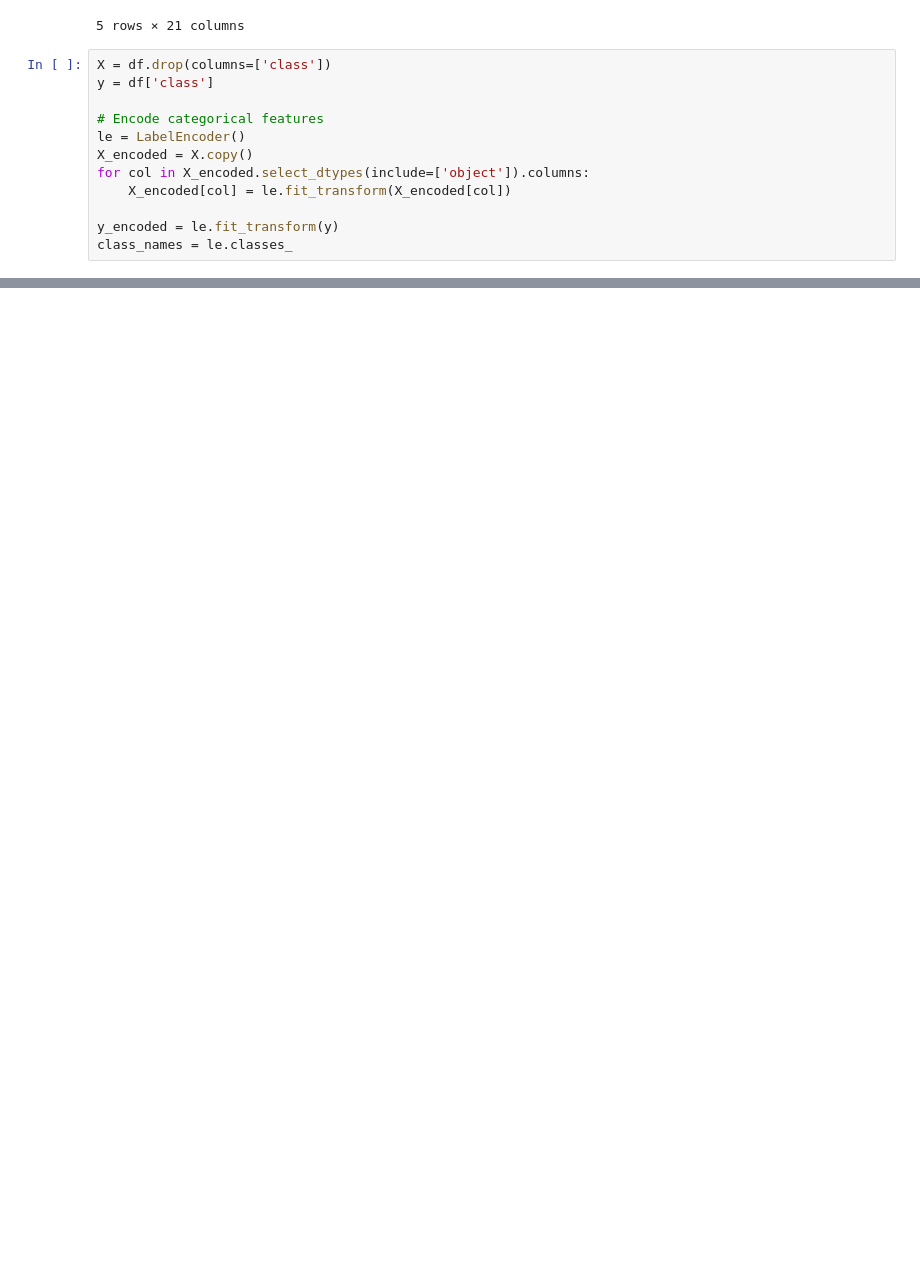
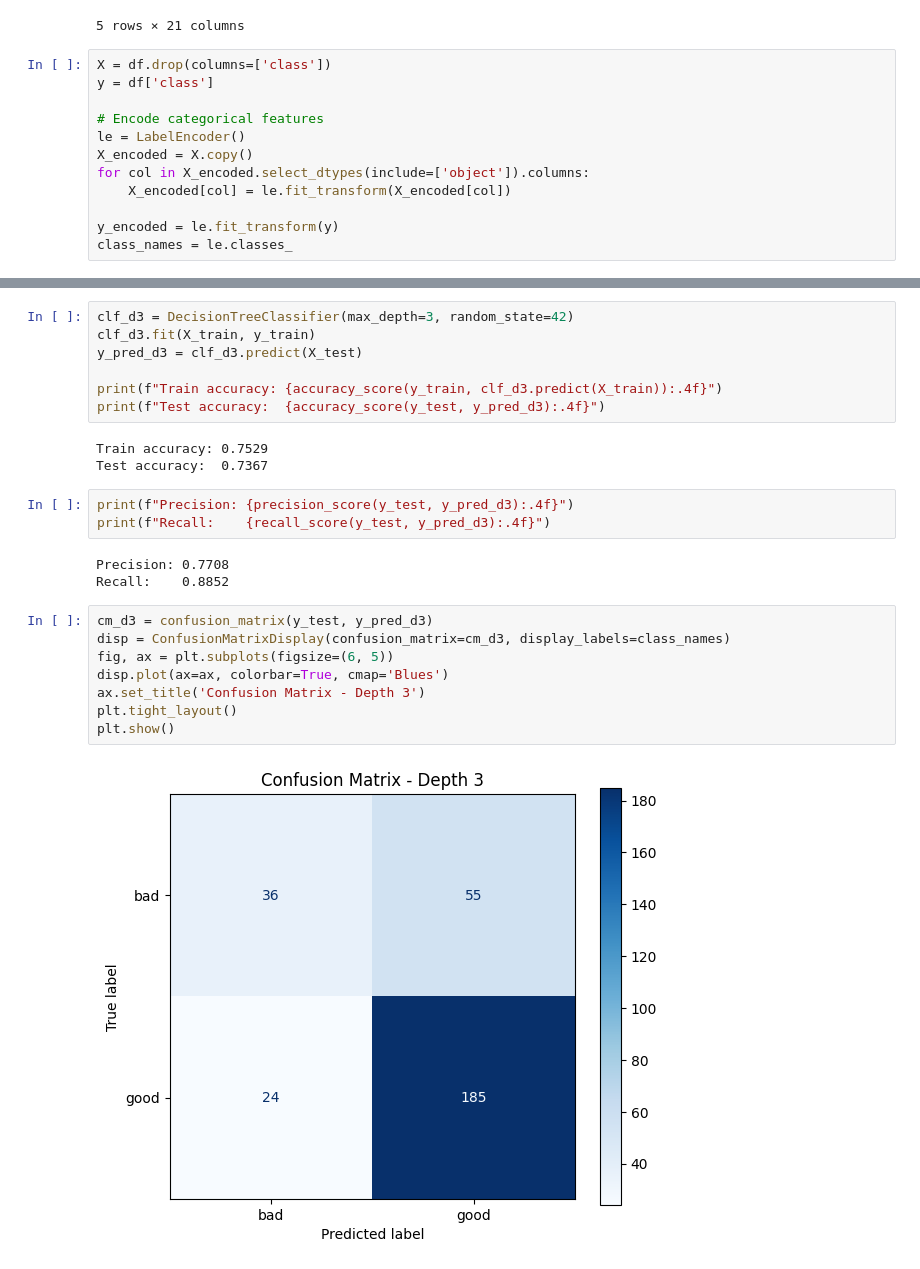
Before and after one commit to cezar03/ExplainableAI, a Jupyter notebook: decision_tree.ipynb, the cells around one changed output, grey strips where cells are left out. Cells and saved outputs as stored; diff of their text form; blank space fills up the shorter version.

```diff
--- a/decision_tree.ipynb
+++ b/decision_tree.ipynb
@@ -87,0 +85,26 @@ plt.show()
+# %%
+clf_d3 = DecisionTreeClassifier(max_depth=3, random_state=42)
+clf_d3.fit(X_train, y_train)
+y_pred_d3 = clf_d3.predict(X_test)
+
+print(f"Train accuracy: {accuracy_score(y_train, clf_d3.predict(X_train)):.4f}")
+print(f"Test accuracy:  {accuracy_score(y_test, y_pred_d3):.4f}")
+# %% [output]
+Train accuracy: 0.7529
+Test accuracy:  0.7367
+# %%
+print(f"Precision: {precision_score(y_test, y_pred_d3):.4f}")
+print(f"Recall:    {recall_score(y_test, y_pred_d3):.4f}")
+# %% [output]
+Precision: 0.7708
+Recall:    0.8852
+# %%
+cm_d3 = confusion_matrix(y_test, y_pred_d3)
+disp = ConfusionMatrixDisplay(confusion_matrix=cm_d3, display_labels=class_names)
+fig, ax = plt.subplots(figsize=(6, 5))
+disp.plot(ax=ax, colorbar=True, cmap='Blues')
+ax.set_title('Confusion Matrix - Depth 3')
+plt.tight_layout()
+plt.show()
+# %% [output]
+[figure, added]
```
Also changed, not shown: parts of 11 cells of this notebook, 4 other files.
